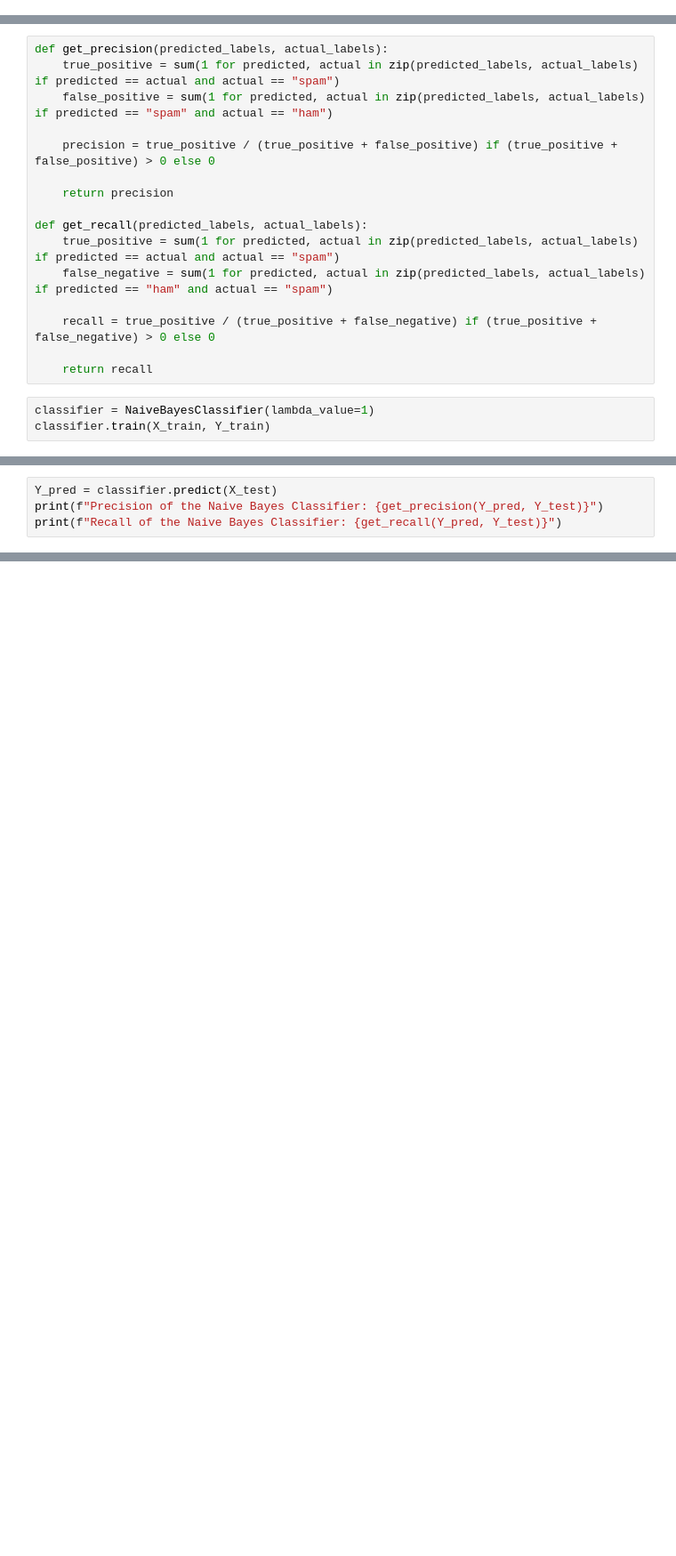
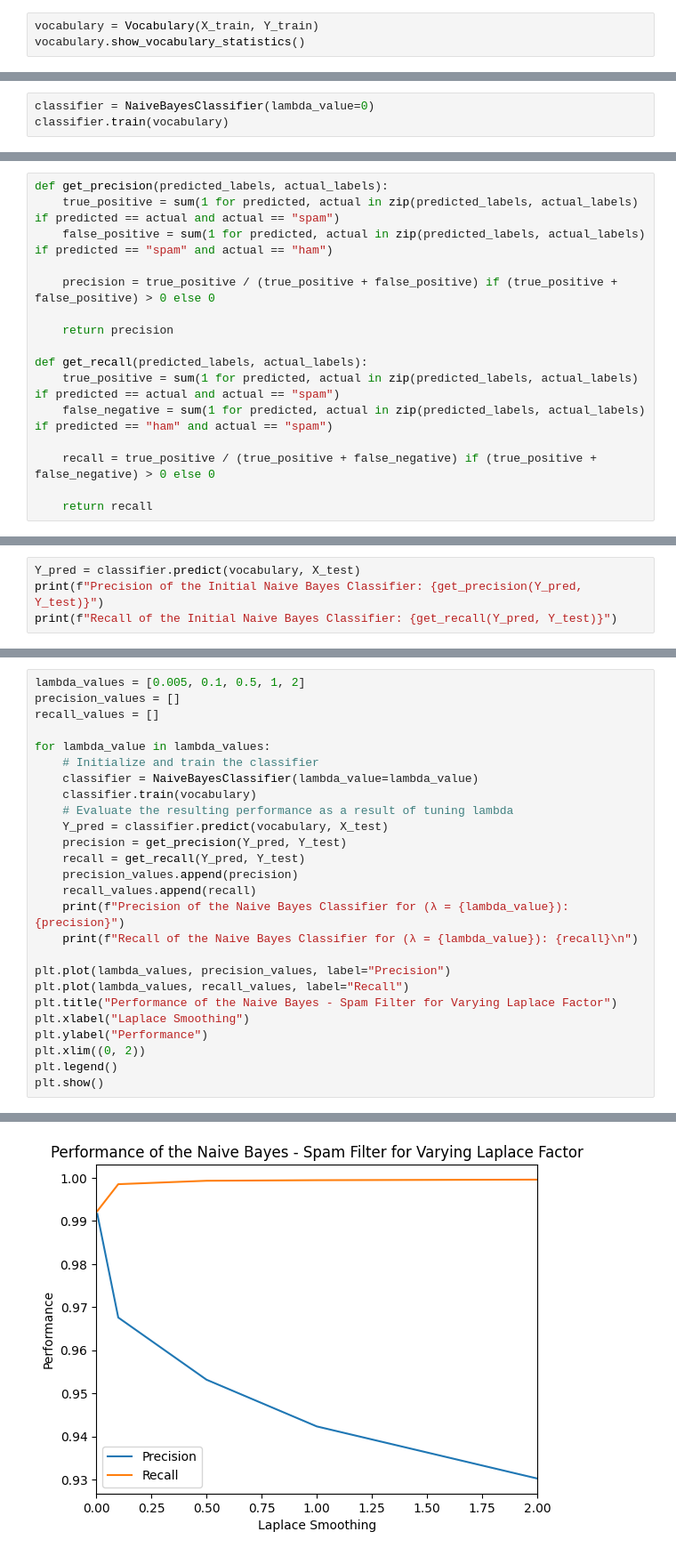
Before and after one commit to lendl-uy/ai201, a Jupyter notebook: programming_hw_2/ai201_pa2_uy.ipynb, the cells around one changed output, grey strips where cells are left out. Shown at 89% size. Cells and saved outputs as stored; diff of their text form; blank space fills up the shorter version.

Commit message:
Tentative progress. Still something wrong with Improving the Classifier part.

```diff
--- a/programming_hw_2/ai201_pa2_uy.ipynb
+++ b/programming_hw_2/ai201_pa2_uy.ipynb
@@ -193,0 +213,3 @@ class NaiveBayesClassifier:
+# %%
+vocabulary = Vocabulary(X_train, Y_train)
+vocabulary.show_vocabulary_statistics()
@@ -193,0 +268,3 @@ class NaiveBayesClassifier:
+# %%
+classifier = NaiveBayesClassifier(lambda_value=0)
+classifier.train(vocabulary)
@@ -207,6 +286,3 @@ def get_recall(predicted_labels, actual_labels):
     recall = true_positive / (true_positive + false_negative) if (true_positive + false_negative) > 0 else 0
 
     return recall
-# %%
-classifier = NaiveBayesClassifier(lambda_value=1)
-classifier.train(X_train, Y_train)
@@ -217,5 +289,5 @@ Prior probability of ham: 0.34370750868711286
 # %%
-Y_pred = classifier.predict(X_test)
-print(f"Precision of the Naive Bayes Classifier: {get_precision(Y_pred, Y_test)}")
-print(f"Recall of the Naive Bayes Classifier: {get_recall(Y_pred, Y_test)}")
+Y_pred = classifier.predict(vocabulary, X_test)
+print(f"Precision of the Initial Naive Bayes Classifier: {get_precision(Y_pred, Y_test)}")
+print(f"Recall of the Initial Naive Bayes Classifier: {get_recall(Y_pred, Y_test)}")
 # %% [output]
@@ -223,0 +300,27 @@ Recall of the Naive Bayes Classifier: 0.9994692144373672
+# %%
+lambda_values = [0.005, 0.1, 0.5, 1, 2]
+precision_values = []
+recall_values = []
+
+for lambda_value in lambda_values:
+    # Initialize and train the classifier
+    classifier = NaiveBayesClassifier(lambda_value=lambda_value)
+    classifier.train(vocabulary)
+    # Evaluate the resulting performance as a result of tuning lambda
+    Y_pred = classifier.predict(vocabulary, X_test)
+    precision = get_precision(Y_pred, Y_test)
+    recall = get_recall(Y_pred, Y_test)
+    precision_values.append(precision)
+    recall_values.append(recall)
+    print(f"Precision of the Naive Bayes Classifier for (λ = {lambda_value}): {precision}")
+    print(f"Recall of the Naive Bayes Classifier for (λ = {lambda_value}): {recall}\n")
+
+plt.plot(lambda_values, precision_values, label="Precision")
+plt.plot(lambda_values, recall_values, label="Recall")
+plt.title("Performance of the Naive Bayes - Spam Filter for Varying Laplace Factor")
+plt.xlabel("Laplace Smoothing")
+plt.ylabel("Performance")
+plt.xlim((0, 2))
+plt.legend()
+plt.show()
+# %% [output]
@@ -223,0 +341 @@ Recall of the Naive Bayes Classifier: 0.9994692144373672
+[figure, added]
```
Also changed, not shown: parts of 23 cells of this notebook.
